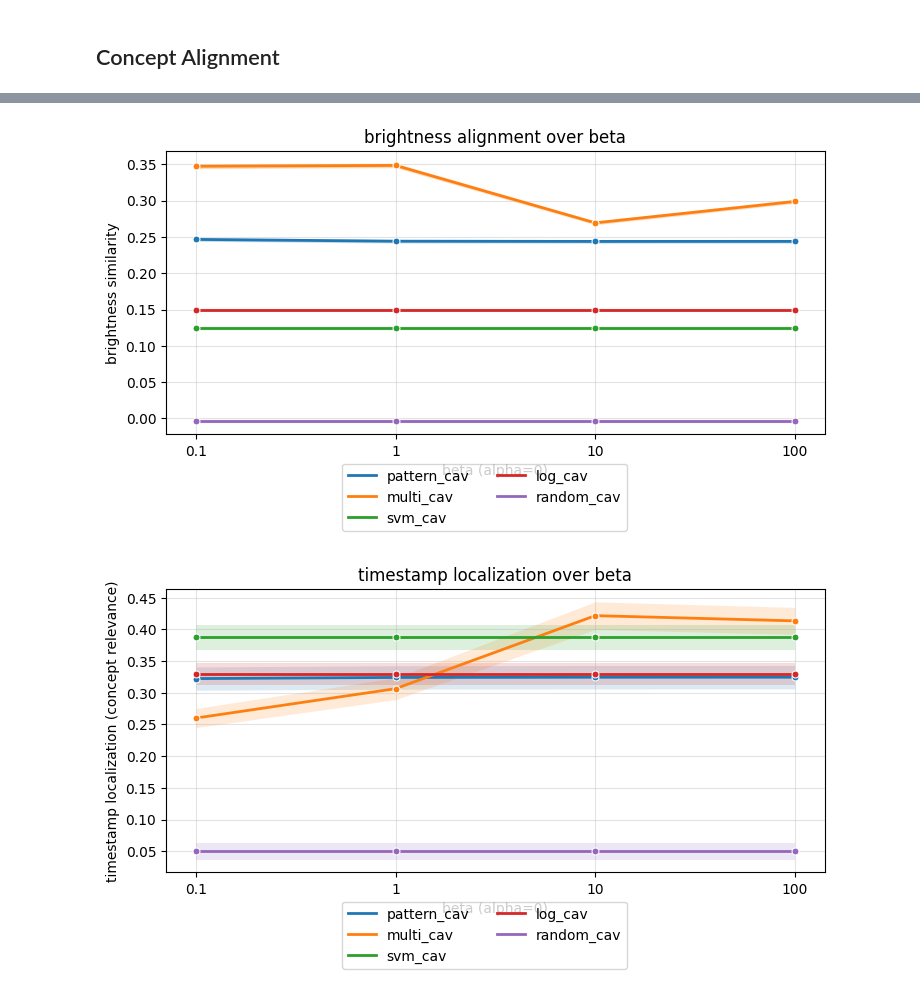
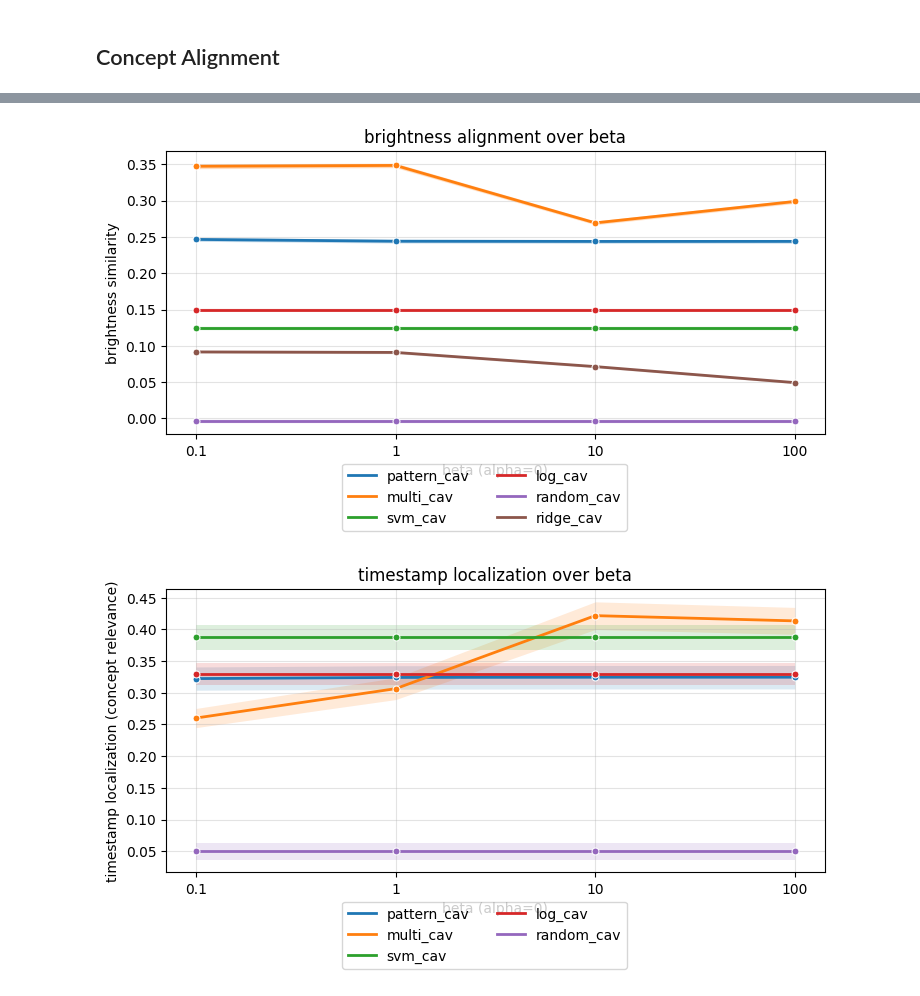
Before and after one commit to erenerogullari/cav-disentanglement, a Jupyter notebook: notebooks/experiment_figures.ipynb, the cells around one changed output, grey strips where cells are left out. Cells and saved outputs as stored; diff of their text form; code cells hidden in the pictures.

```diff
--- a/notebooks/experiment_figures.ipynb
+++ b/notebooks/experiment_figures.ipynb
@@ -801,13 +801,13 @@ plot_df = plot_artifact_similarity_over_alpha_beta(
 # %%
 plot_df = plot_artifact_similarity_over_alpha_beta(
-    cav_types=("pattern_cav", "multi_cav", "svm_cav", "log_cav", "random_cav"),
+    cav_types=("pattern_cav", "multi_cav", "svm_cav", "log_cav", "random_cav", "ridge_cav"),
     artifact="brightness",
     alphas=(0, 0, 0, 0),
     betas=(0.1, 1, 10, 100),
     targets=("timestamp", "box", "brightness"),
 )
 # %% [output]
-[figure, old version]
+[figure, new version]
 # %%
 def plot_artifact_localization_over_alpha_beta(
     cav_types: Sequence[str] = ("pattern_cav", "multi_cav", "svm_cav", "log_cav", "random_cav"),
```
Also changed, not shown: parts of 2 cells of this notebook, 8 other files.
